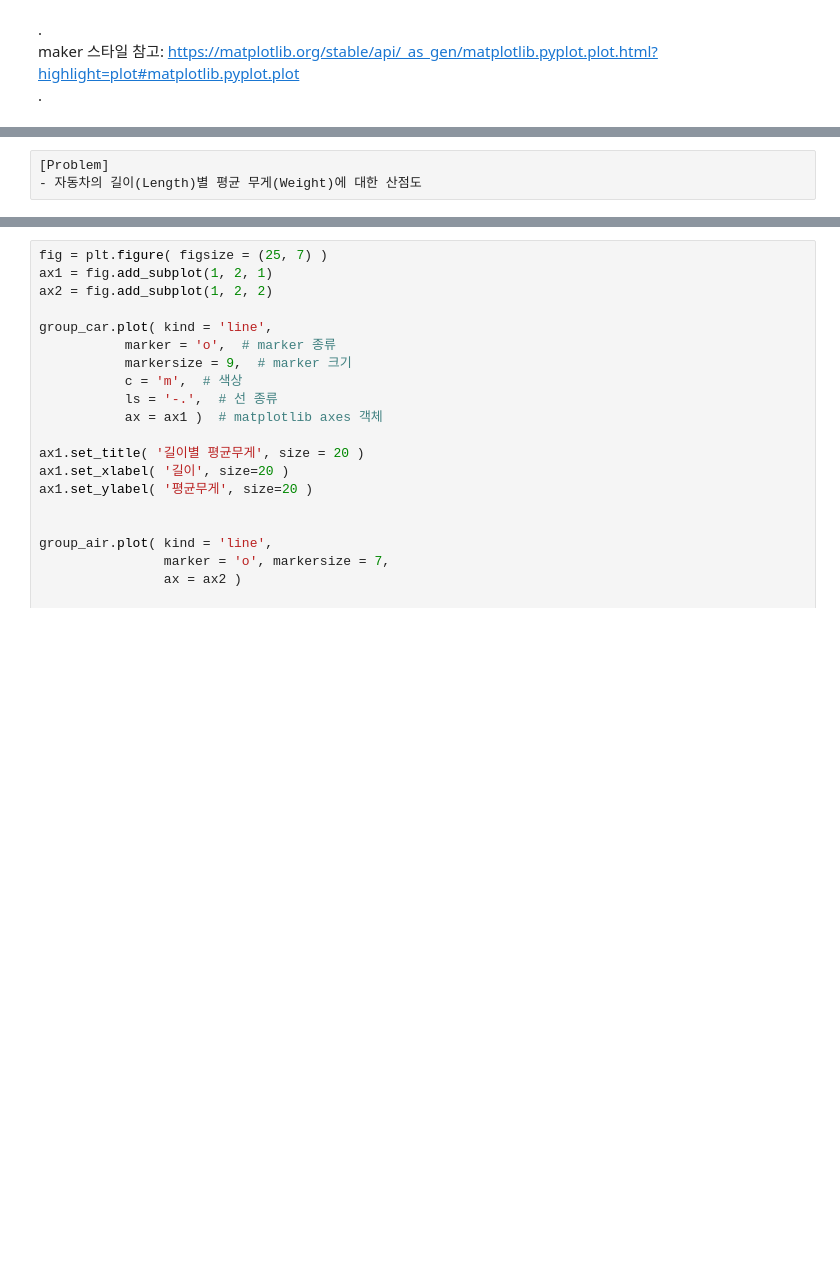
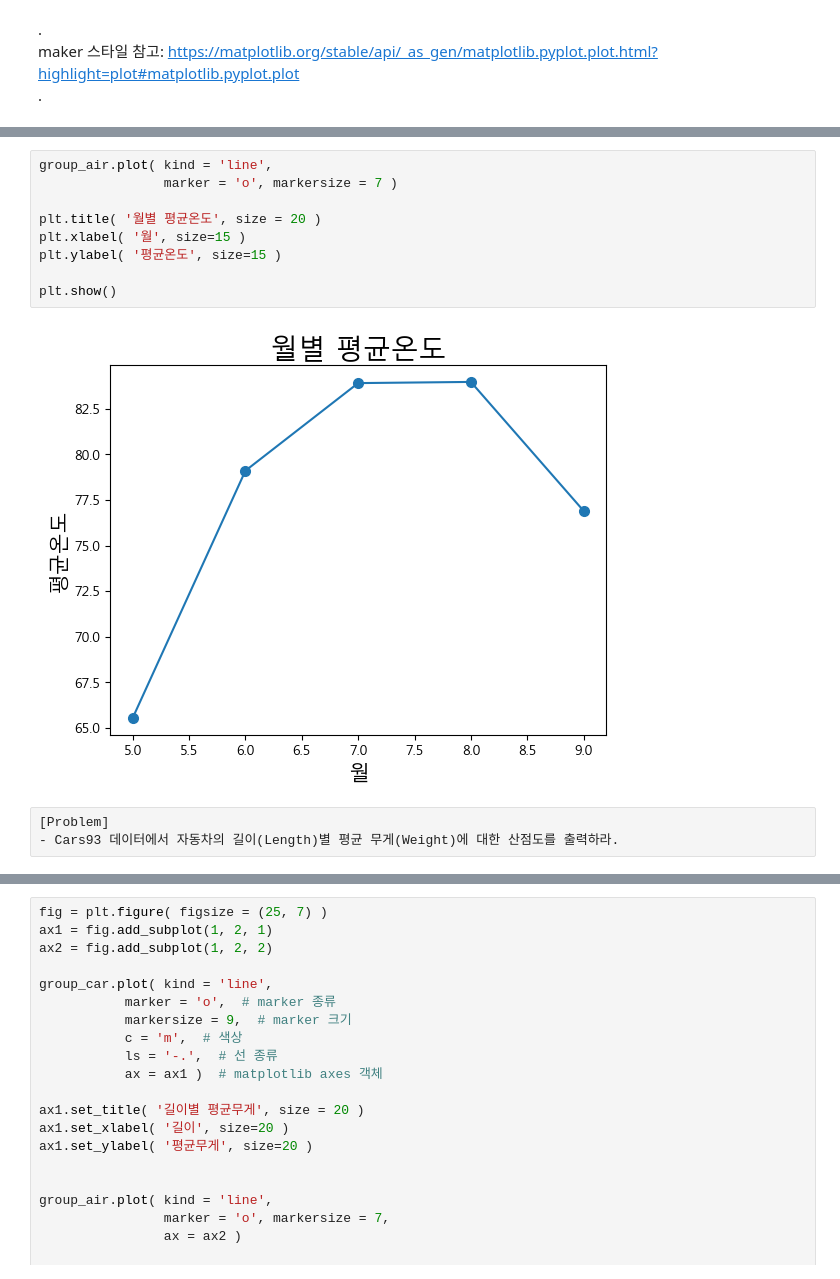
Before and after one commit to anjuiswhat/TIL, a Jupyter notebook: ADP_study/4_시각화.ipynb, the cells around one changed output, grey strips where cells are left out. Drawn from its saved outputs; the diff is of its cells as text; blank space fills up the shorter version.

```diff
--- a/ADP_study/4_시각화.ipynb
+++ b/ADP_study/4_시각화.ipynb
@@ -85,4 +135,15 @@ plt.show()
+# %%
+group_air.plot( kind = 'line',
+                marker = 'o', markersize = 7 )
+
+plt.title( '월별 평균온도', size = 20 )
+plt.xlabel( '월', size=15 )
+plt.ylabel( '평균온도', size=15 )
+
+plt.show()
+# %% [output]
+[figure, added]
 # %% [raw]
 [Problem]
-- 자동차의 길이(Length)별 평균 무게(Weight)에 대한 산점도
+- Cars93 데이터에서 자동차의 길이(Length)별 평균 무게(Weight)에 대한 산점도를 출력하라.
 # %%
```
Also changed, not shown: parts of 69 cells of this notebook.
